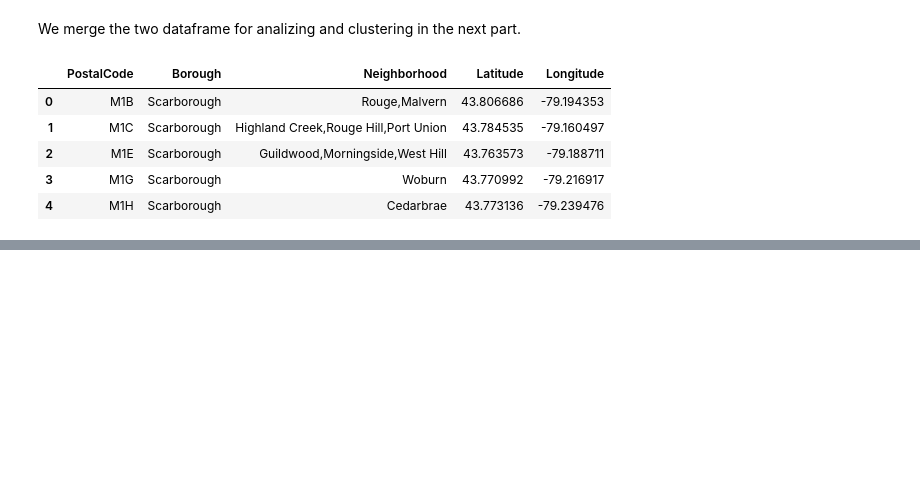
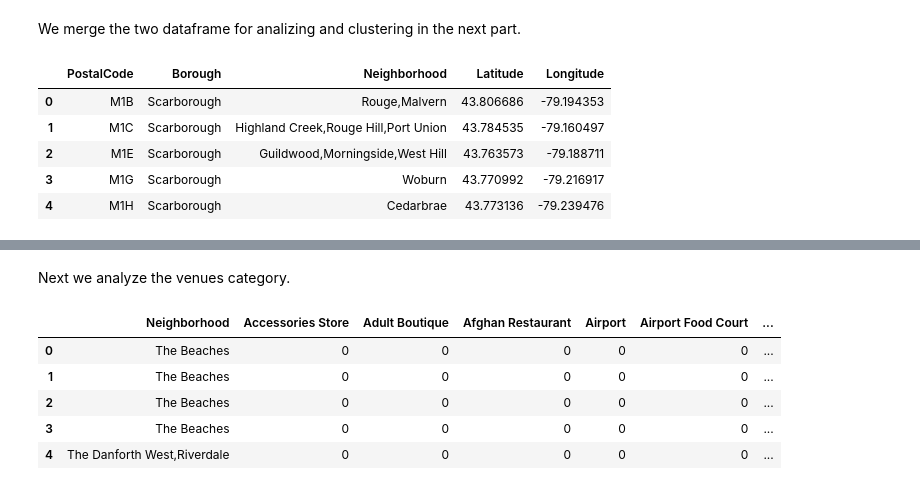
Before and after one commit to fmontani/capstone-ml-project, a Jupyter notebook: Segmenting and Clustering Neighborhoods in Toronto.ipynb, the cells around one changed output, grey strips where cells are left out. Saved outputs shown, nothing was run; the diff lists cells and outputs as text; code cells hidden in the pictures; blank space fills up the shorter version.

```diff
--- a/Segmenting and Clustering Neighborhoods in Toronto.ipynb
+++ b/Segmenting and Clustering Neighborhoods in Toronto.ipynb
@@ -154,0 +159,4 @@ df.head()
+# %%
+df = df[df["Borough"].str.contains("Toronto")].reset_index(drop = True)
+
+df.head()
@@ -154,0 +202,7 @@ df.head()
+# %%
+address = "Toronto, CA"
+
+geolocator = Nominatim(user_agent = "toronto_explorer")
+location = geolocator.geocode(address)
+latitude = location.latitude
+longitude = location.longitude
@@ -154,0 +234,6 @@ df.head()
+# %%
+# @hidden cell
+
+CLIENT_ID = '2DSNVWJNFIFZDCPYSSXPVQYM2MDT0PV4BUMXC0WH2GHCXXBA' # your Foursquare ID
+CLIENT_SECRET = '4AKTHTR1GRQDFGJZMDT1TOCRSTEX05X2IXMJHTBB5TVV4HVX' # your Foursquare Secret
+VERSION = '20180605' # Foursquare API version
@@ -154,0 +312,26 @@ df.head()
+# %% [markdown]
+Next we analyze the venues category.
+# %%
+toronto_onehot = pd.get_dummies(toronto_venues[["Venue Category"]], prefix = "", prefix_sep = "")
+
+# add neighborhood column back to dataframe
+toronto_onehot["Neighborhood"] = toronto_venues["Neighborhood"]
+
+#get index of Neighborhood
+index = toronto_onehot.columns.get_loc("Neighborhood")
+
+neighborhood_col = pd.get_dummies(toronto_onehot.columns[index])
+
+# move neighborhood column to the first column and remove it from old index
+fixed_columns = [toronto_onehot.columns[index]] + list(toronto_onehot.columns[: index]) + list(toronto_onehot.columns[index+1 :])
+
+toronto_onehot = toronto_onehot[fixed_columns]
+
+toronto_onehot.head()
+# %% [output]
+|  | Neighborhood | Accessories Store | Adult Boutique | Afghan Restaurant | Airport | Airport Food Court | ... |
+| 0 | The Beaches | 0 | 0 | 0 | 0 | 0 | ... |
+| 1 | The Beaches | 0 | 0 | 0 | 0 | 0 | ... |
+| 2 | The Beaches | 0 | 0 | 0 | 0 | 0 | ... |
+| 3 | The Beaches | 0 | 0 | 0 | 0 | 0 | ... |
+| 4 | The Danforth West,Riverdale | 0 | 0 | 0 | 0 | 0 | ... |
```
Also changed, not shown: parts of 26 cells of this notebook.
